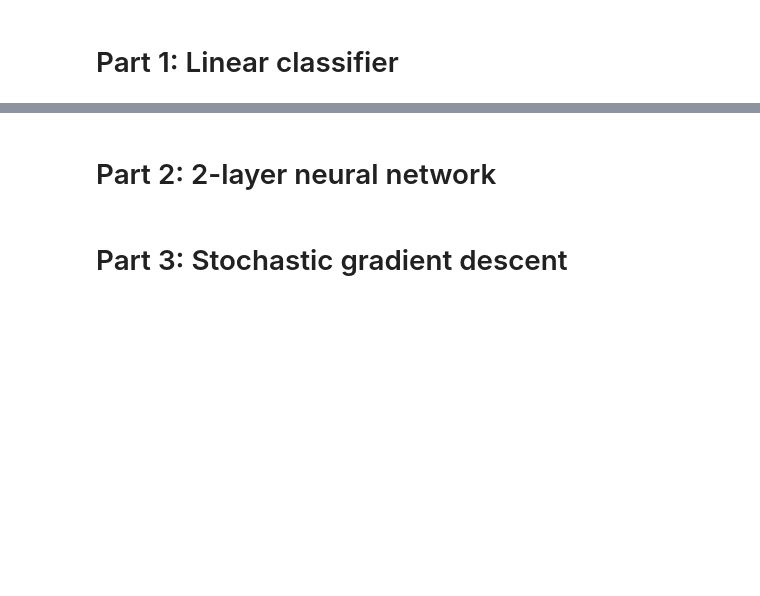
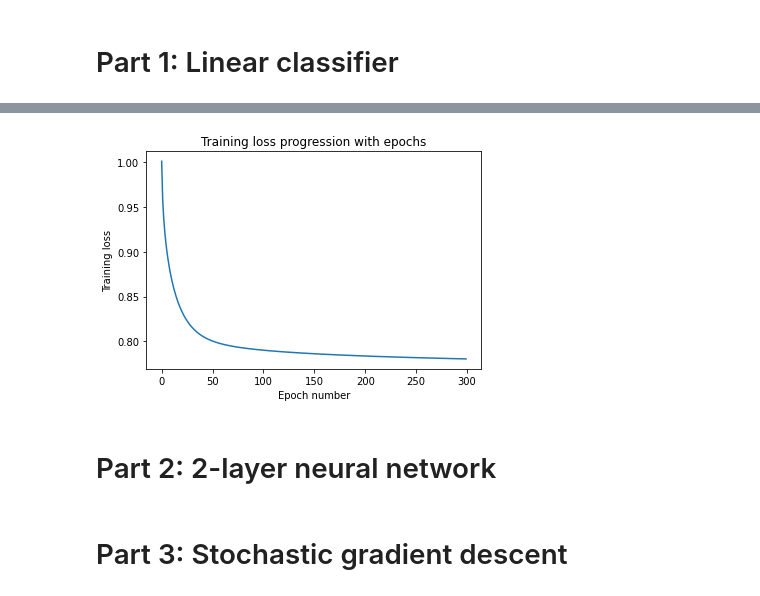
Before and after one commit to PamudithaSomarathne/EN2550, a Jupyter notebook: 4 Neural Network/EN2550_Assignment_04.ipynb, the cells around one changed output, grey strips where cells are left out. Drawn from its saved outputs; the diff is of its cells as text; code cells hidden in the pictures; blank space fills up the shorter version.

```diff
--- a/4 Neural Network/EN2550_Assignment_04.ipynb
+++ b/4 Neural Network/EN2550_Assignment_04.ipynb
@@ -107,2 +138,10 @@ Test set mean loss: 0.78648776
+# %%
+plt.plot(history)
+plt.title("Training loss progression with epochs")
+plt.xlabel("Epoch number"), plt.ylabel("Training loss")
+plt.savefig("linear_training_loss.png")
+plt.show()
+# %% [output]
+[figure, added]
 # %% [markdown]
 # Part 2: 2-layer neural network
```
Also changed, not shown: parts of 7 cells of this notebook.
